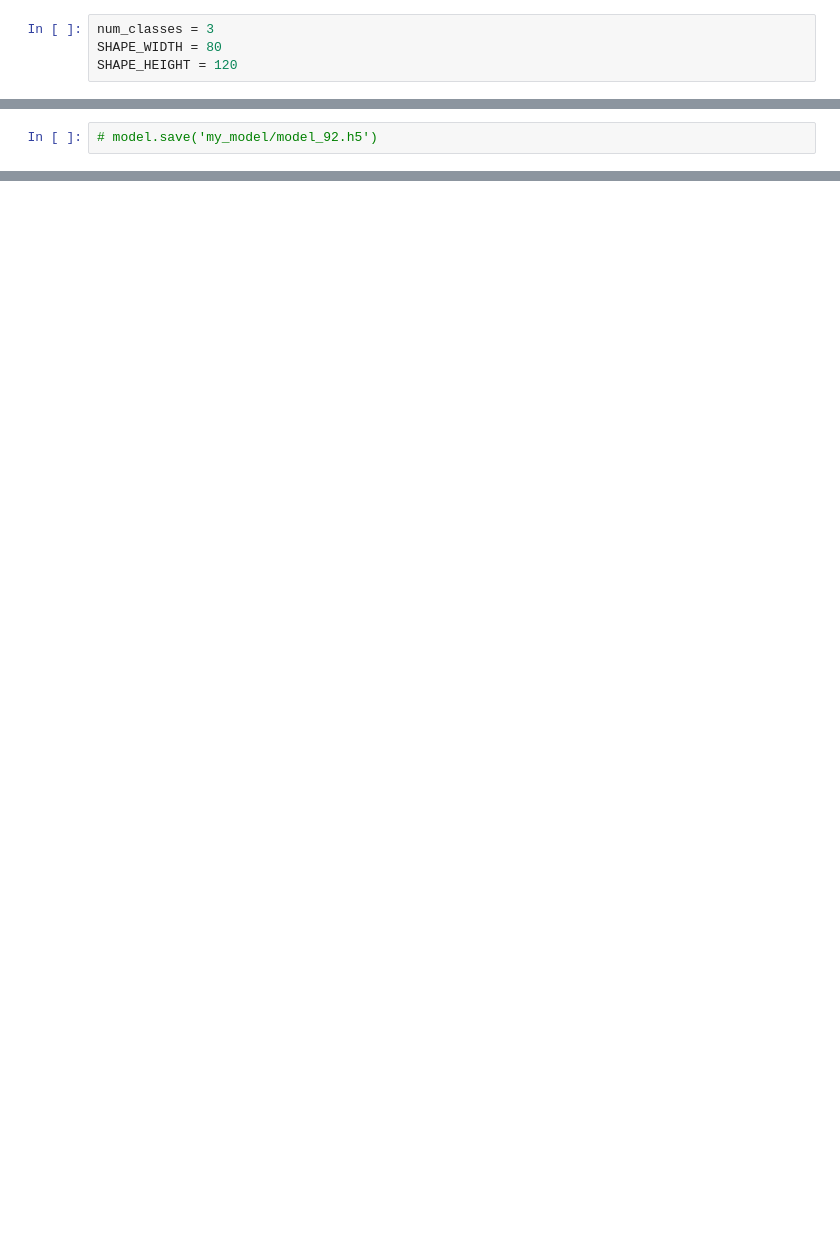
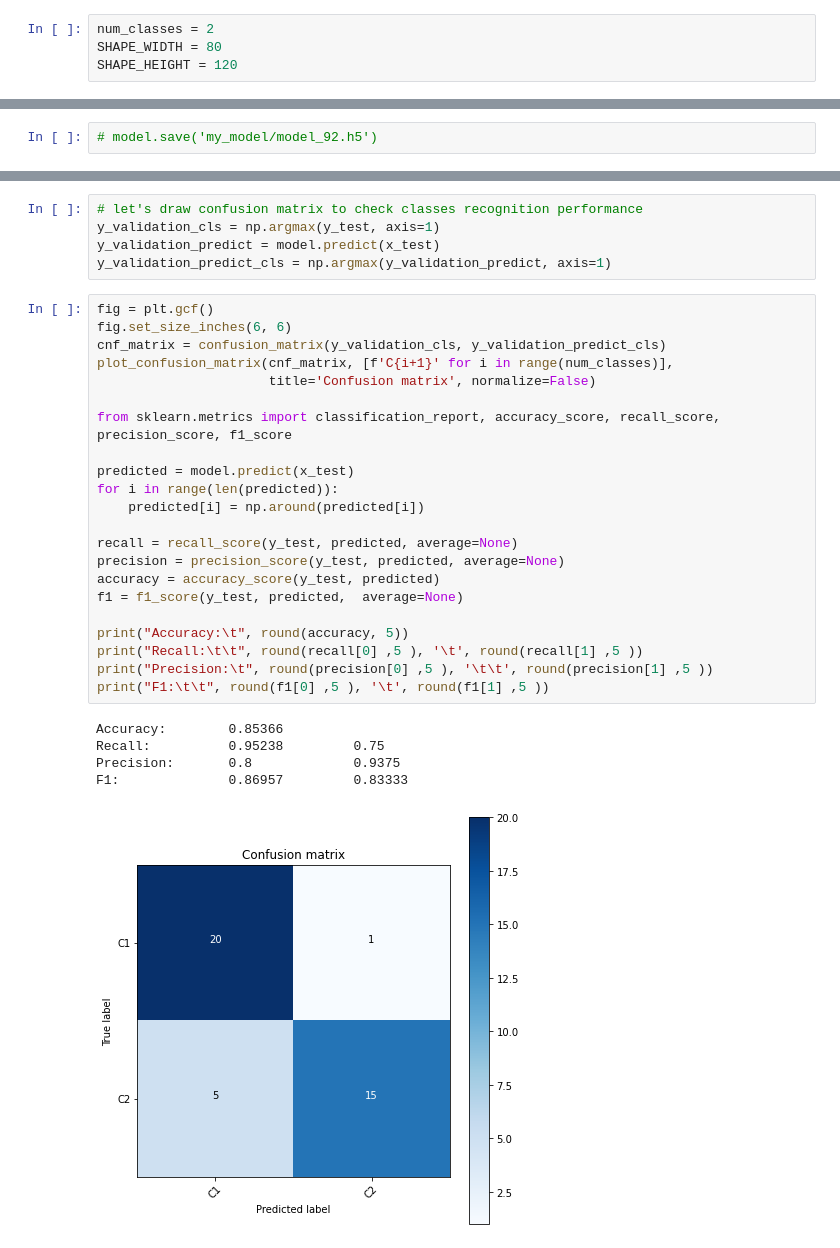
Before and after one commit to NewSoftwareCulture/DataScience, a Jupyter notebook: Homework_5_RCNN/step_2.ipynb, the cells around one changed output, grey strips where cells are left out. Cells and saved outputs as stored; diff of their text form; blank space fills up the shorter version.

```diff
--- a/Homework_5_RCNN/step_2.ipynb
+++ b/Homework_5_RCNN/step_2.ipynb
@@ -42,5 +42,5 @@ droids_df
 # %%
-num_classes = 3
+num_classes = 2
 SHAPE_WIDTH = 80
 SHAPE_HEIGHT = 120
 # %%
@@ -235,0 +305,33 @@ print("Untrained model, accuracy: {:5.2f}%".format(100*acc))
+# %%
+# let's draw confusion matrix to check classes recognition performance
+y_validation_cls = np.argmax(y_test, axis=1)
+y_validation_predict = model.predict(x_test)
+y_validation_predict_cls = np.argmax(y_validation_predict, axis=1)
+# %%
+fig = plt.gcf()
+fig.set_size_inches(6, 6)
+cnf_matrix = confusion_matrix(y_validation_cls, y_validation_predict_cls)
+plot_confusion_matrix(cnf_matrix, [f'C{i+1}' for i in range(num_classes)],
+                      title='Confusion matrix', normalize=False)
+
+from sklearn.metrics import classification_report, accuracy_score, recall_score, precision_score, f1_score
+
+predicted = model.predict(x_test)
+for i in range(len(predicted)):
+    predicted[i] = np.around(predicted[i])
+
+recall = recall_score(y_test, predicted, average=None)
+precision = precision_score(y_test, predicted, average=None)
+accuracy = accuracy_score(y_test, predicted)
+f1 = f1_score(y_test, predicted,  average=None)
+
+print("Accuracy:\t", round(accuracy, 5))
+print("Recall:\t\t", round(recall[0] ,5 ), '\t', round(recall[1] ,5 ))
+print("Precision:\t", round(precision[0] ,5 ), '\t\t', round(precision[1] ,5 ))
+print("F1:\t\t", round(f1[0] ,5 ), '\t', round(f1[1] ,5 ))
+# %% [output]
+Accuracy:        0.85366
+Recall:          0.95238         0.75
+Precision:       0.8             0.9375
+F1:              0.86957         0.83333
+[figure, added]
```
Also changed, not shown: parts of 9 cells of this notebook, 7 other files.
